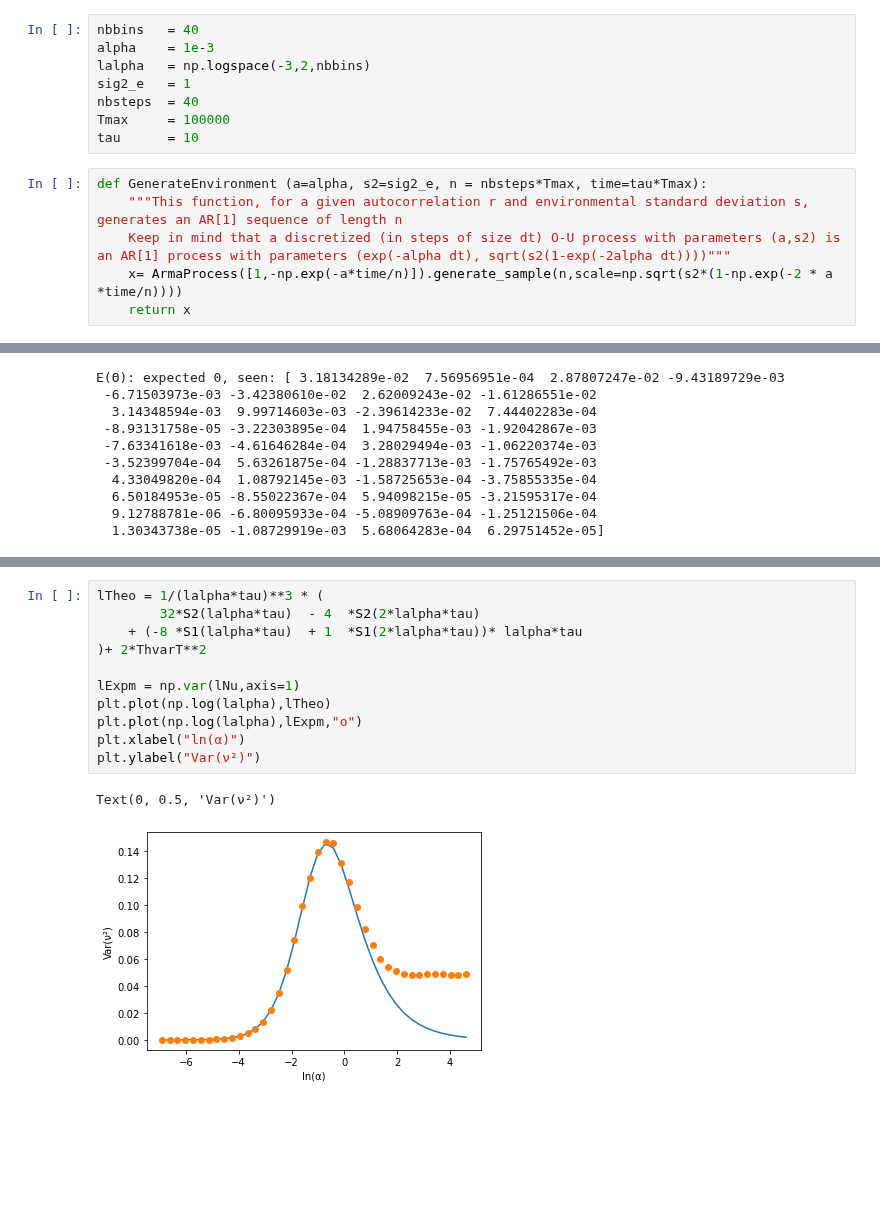
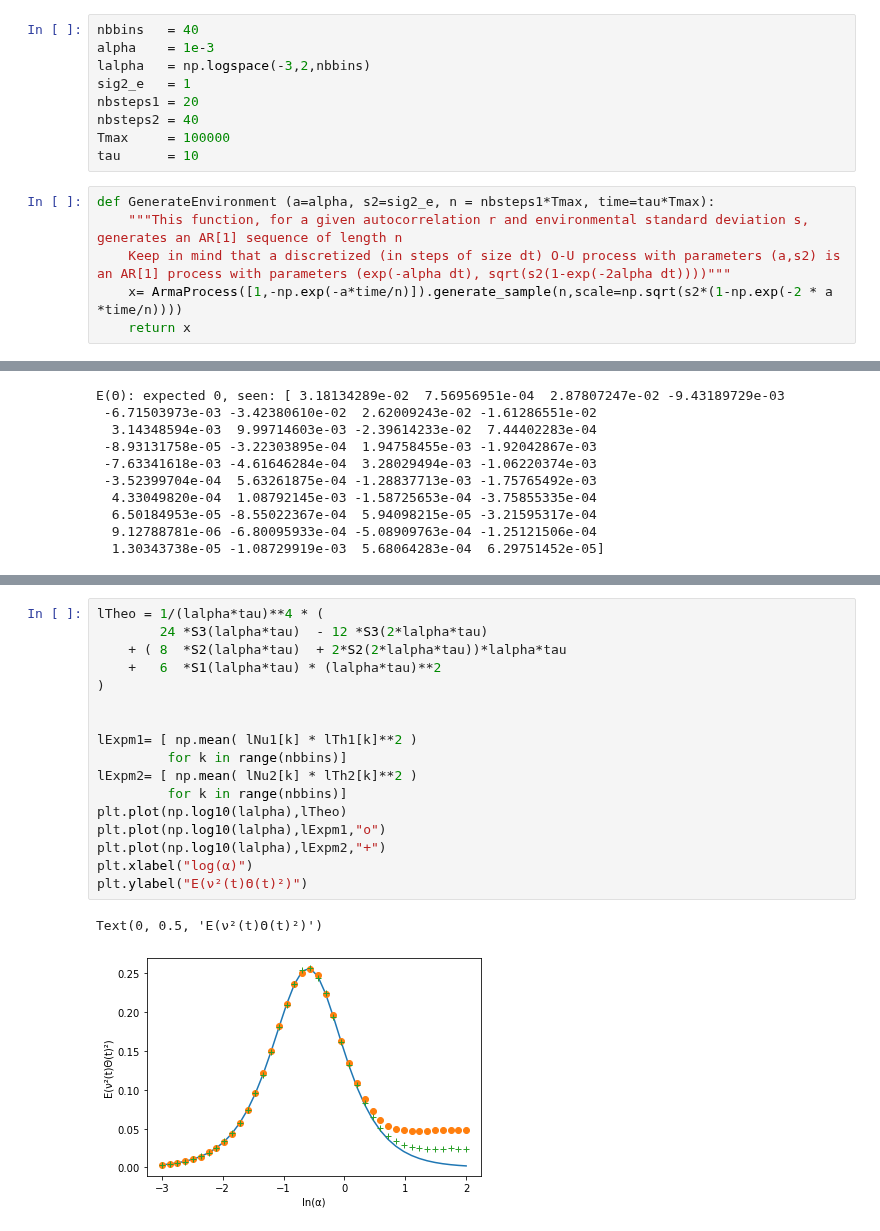
Before and after one commit to pcourau/Maternal_Bet_Hedging, a Jupyter notebook: Environment.ipynb, the cells around one changed output, grey strips where cells are left out. Cells and saved outputs as stored; diff of their text form; blank space fills up the shorter version.

```diff
--- a/Environment.ipynb
+++ b/Environment.ipynb
@@ -11,11 +11,12 @@ nbbins   = 40
 alpha    = 1e-3
 lalpha   = np.logspace(-3,2,nbbins)
 sig2_e   = 1
-nbsteps  = 40
+nbsteps1 = 20
+nbsteps2 = 40
 Tmax     = 100000
 tau      = 10
 # %%
-def GenerateEnvironment (a=alpha, s2=sig2_e, n = nbsteps*Tmax, time=tau*Tmax):
+def GenerateEnvironment (a=alpha, s2=sig2_e, n = nbsteps1*Tmax, time=tau*Tmax):
     """This function, for a given autocorrelation r and environmental standard deviation s, generates an AR[1] sequence of length n
     Keep in mind that a discretized (in steps of size dt) O-U process with parameters (a,s2) is an AR[1] process with parameters (exp(-alpha dt), sqrt(s2(1-exp(-2alpha dt))))"""
     x= ArmaProcess([1,-np.exp(-a*time/n)]).generate_sample(n,scale=np.sqrt(s2*(1-np.exp(-2 * a *time/n))))
@@ -99,14 +157,20 @@ Text(0, 0.5, 'E(ν²)')
 # %%
-lTheo = 1/(lalpha*tau)**3 * (
-        32*S2(lalpha*tau)  - 4  *S2(2*lalpha*tau)
-    + (-8 *S1(lalpha*tau)  + 1  *S1(2*lalpha*tau))* lalpha*tau
-)+ 2*ThvarT**2
+lTheo = 1/(lalpha*tau)**4 * (
+        24 *S3(lalpha*tau)  - 12 *S3(2*lalpha*tau)
+    + ( 8  *S2(lalpha*tau)  + 2*S2(2*lalpha*tau))*lalpha*tau
+    +   6  *S1(lalpha*tau) * (lalpha*tau)**2
+)
 
-lExpm = np.var(lNu,axis=1)
-plt.plot(np.log(lalpha),lTheo)
-plt.plot(np.log(lalpha),lExpm,"o")
-plt.xlabel("ln(α)")
-plt.ylabel("Var(ν²)")
+
+lExpm1= [ np.mean( lNu1[k] * lTh1[k]**2 )
+         for k in range(nbbins)]
+lExpm2= [ np.mean( lNu2[k] * lTh2[k]**2 )
+         for k in range(nbbins)]
+plt.plot(np.log10(lalpha),lTheo)
+plt.plot(np.log10(lalpha),lExpm1,"o")
+plt.plot(np.log10(lalpha),lExpm2,"+")
+plt.xlabel("log(α)")
+plt.ylabel("E(ν²(t)Θ(t)²)")
 # %% [output]
-Text(0, 0.5, 'Var(ν²)')
+Text(0, 0.5, 'E(ν²(t)Θ(t)²)')
-[figure, old version]
+[figure, new version]
```
Also changed, not shown: parts of 13 cells of this notebook.
